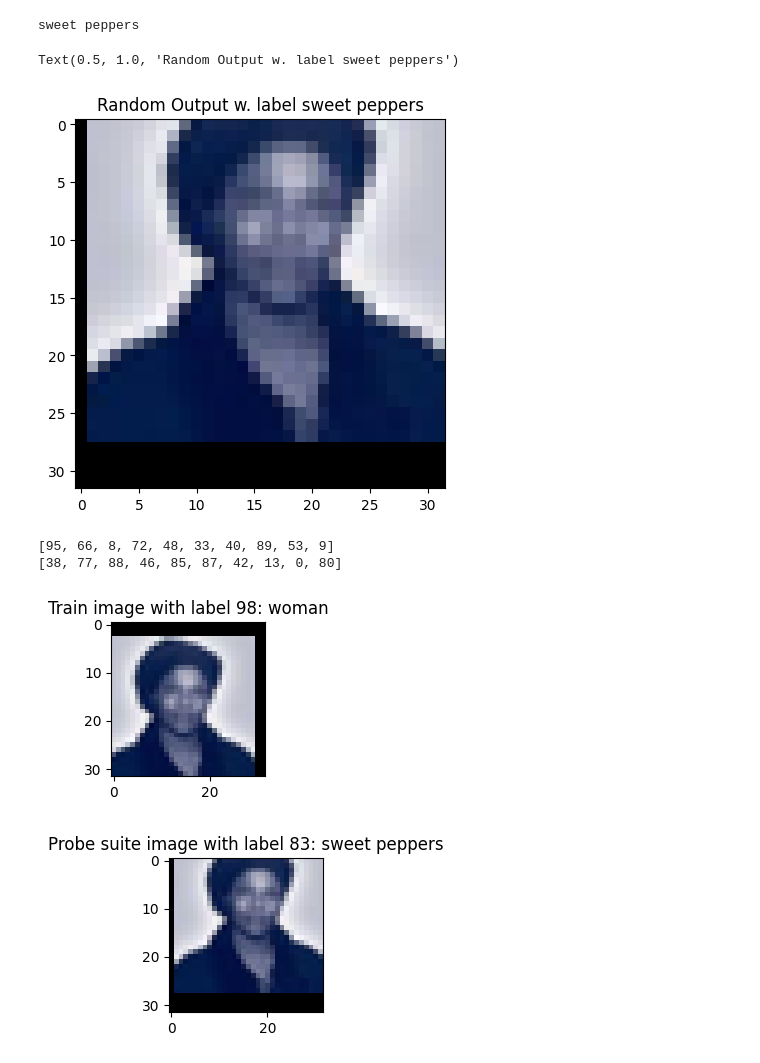
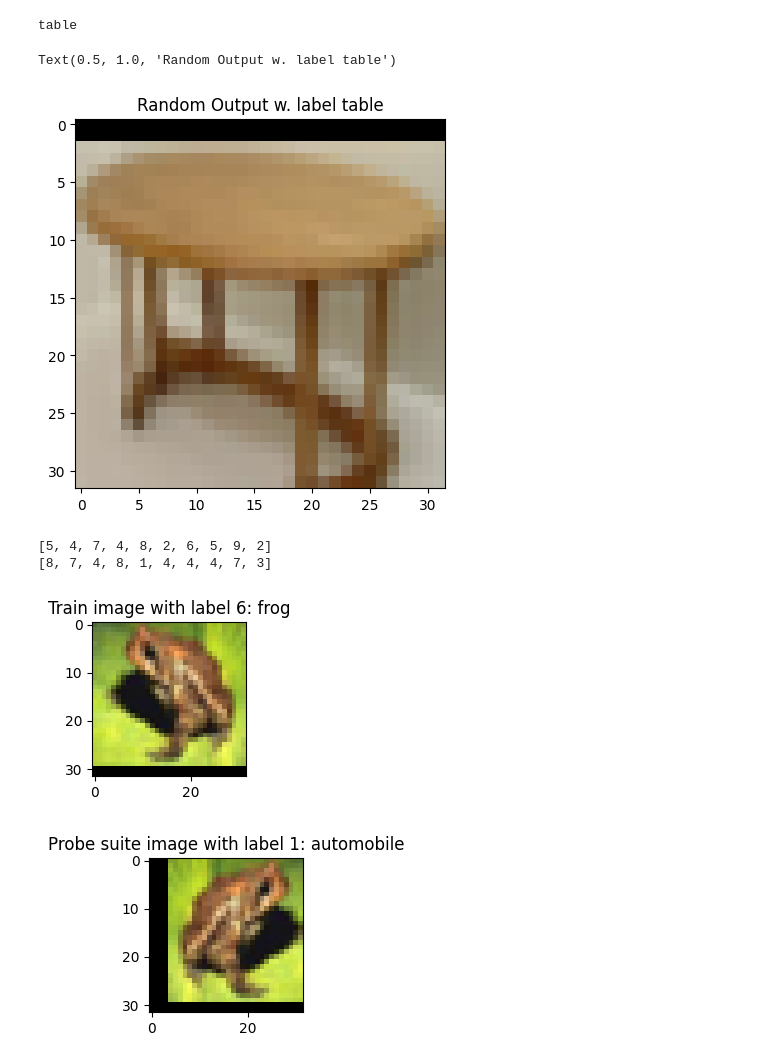
Before and after one commit to jhoffe/bsc_metadata_archeology, a Jupyter notebook: src/visualization/test.ipynb, the cells around one changed output. Cells and saved outputs as stored; diff of their text form; code cells hidden in the pictures.

```diff
--- a/src/visualization/test.ipynb
+++ b/src/visualization/test.ipynb
@@ -48,2 +47,0 @@ df2.head()
-# %%
-probe_suite = torch.load(f"../../data/processed/cifar100/train_probe_suite.pt")
@@ -150,7 +113,7 @@ from src.data.idx_to_label_names import get_idx_to_label_names
 
 idx_to_label = get_idx_to_label_names(dataset_name)
 
-testid = 18208
+testid = 10939
 # Plot the image
 plt.imshow(probe_suite[testid][0][0].permute(1,2,0))
 # Title
@@ -158,11 +121,11 @@ label = idx_to_label[probe_suite[testid][0][1]]
 print(label)
 plt.title(f"Random Output w. label {label}")
 # %% [output]
-sweet peppers
+table
-Text(0.5, 1.0, 'Random Output w. label sweet peppers')
+Text(0.5, 1.0, 'Random Output w. label table')
-[figure, old version]
+[figure, new version]
 # %%
-train = torch.load("../../data/processed/cifar100/train.pt")
+train = torch.load("../../data/processed/cifar10/train.pt")
 # get correct labels from random outputs
 correct_labels = [train[idx][1] for idx in random_outputs_indices]
 # get incorrect labels from random outputs
@@ -171,21 +134,21 @@ random_labels = [probe_suite[idx][0][1] for idx in random_outputs_indices]
 print(correct_labels[:10])
 print(random_labels[:10])
 # %% [output]
-[95, 66, 8, 72, 48, 33, 40, 89, 53, 9]
-[38, 77, 88, 46, 85, 87, 42, 13, 0, 80]
+[5, 4, 7, 4, 8, 2, 6, 5, 9, 2]
+[8, 7, 4, 8, 1, 4, 4, 4, 7, 3]
 # %%
-first_idx = 18208
+first_idx = testid
 
 # plot from train and probe suite
 plt.figure(figsize=(2,2))
 plt.imshow(train[first_idx][0].permute(1,2,0))
 plt.title(f"Train image with label {train[first_idx][1]}: {idx_to_label[train[first_idx][1]]}")
 plt.show()
 
 plt.figure(figsize=(2,2))
 plt.imshow(probe_suite[first_idx][0][0].permute(1,2,0))
 plt.title(f"Probe suite image with label {probe_suite[first_idx][0][1]}: {idx_to_label[probe_suite[first_idx][0][1]]}")
 plt.show()
 # %% [output]
-[figure, old version]
+[figure, new version]
-[figure, old version]
+[figure, new version]
```
Also changed, not shown: parts of 8 cells of this notebook, 1 other file.
